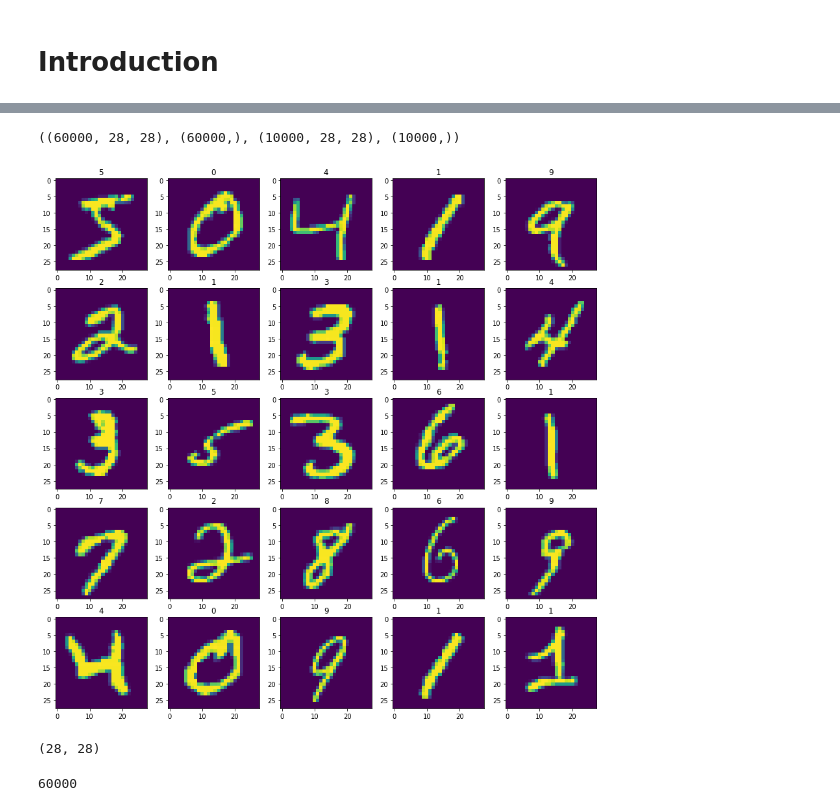
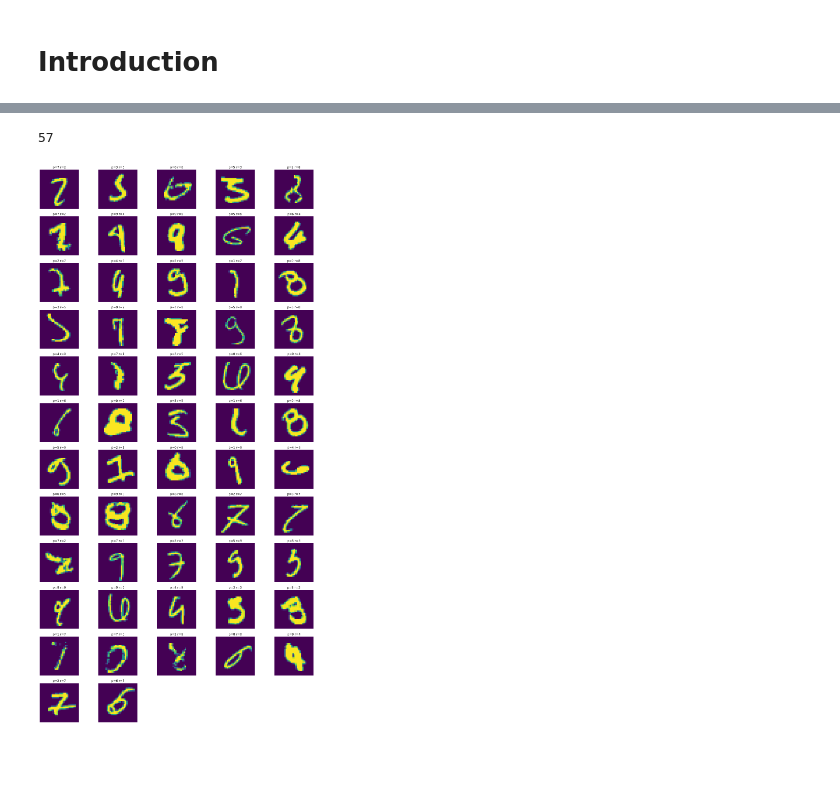
Before and after one commit to emrekds/cnn-mnist, a Jupyter notebook: cnn.ipynb, the cells around one changed output, grey strips where cells are left out. Cells and saved outputs as stored; diff of their text form; code cells hidden in the pictures; blank space fills up the shorter version.

```diff
--- a/cnn.ipynb
+++ b/cnn.ipynb
@@ -10,0 +148,3 @@ import tensorflow
+# %%
+#predicting x_test
+y_pred=np.argmax(model.predict(x_test),axis=1)
@@ -10,0 +154,2 @@ import tensorflow
+# %%
+y_test=np.argmax(y_test,axis=1)
@@ -10,0 +175,8 @@ import tensorflow
+# %%
+#creating dataframe to see errors
+df_results=pd.DataFrame()
+df_results['pred']=y_pred
+df_results['real']=y_test
+# %%
+df_comp=df_results[df_results['pred']!=df_results['real']]
+df_comp.sample(10)
@@ -11,23 +195,20 @@ import tensorflow
+# %%
+#number of mispredictions
+len(df_comp)
+# %% [output]
+57
 # %%
 (x_train, y_train), (x_test, y_test) = tensorflow.keras.datasets.mnist.load_data()
-# %%
-x_train.shape,y_train.shape,x_test.shape,y_test.shape
-# %% [output]
-((60000, 28, 28), (60000,), (10000, 28, 28), (10000,))
 # %%
-plt.figure(figsize=(15,15))
-x,y=5,5
-for i in range(25):
+#lets checks how mispredictions looks like
+#p=predict
+#r=real
+plt.figure(figsize=(20,40))
+x,y=int(len(df_comp)/5)+1,5
+for i in range(len(df_comp.index)):
     plt.subplot(x,y,i+1)
-    plt.imshow(x_train[i])
-    plt.title(y_train[i])
+    plt.imshow(x_test[df_comp.index[i]])
+    plt.title(f'p={y_pred[df_comp.index[i]]} r={y_test[df_comp.index[i]]}')
+    plt.axis('off')
 # %% [output]
-[figure, old version]
+[figure, new version]
-# %%
-x_train[0].shape
-# %% [output]
-(28, 28)
-# %%
-x_train.shape[0]
-# %% [output]
-60000
```
Also changed, not shown: parts of 38 cells of this notebook.
